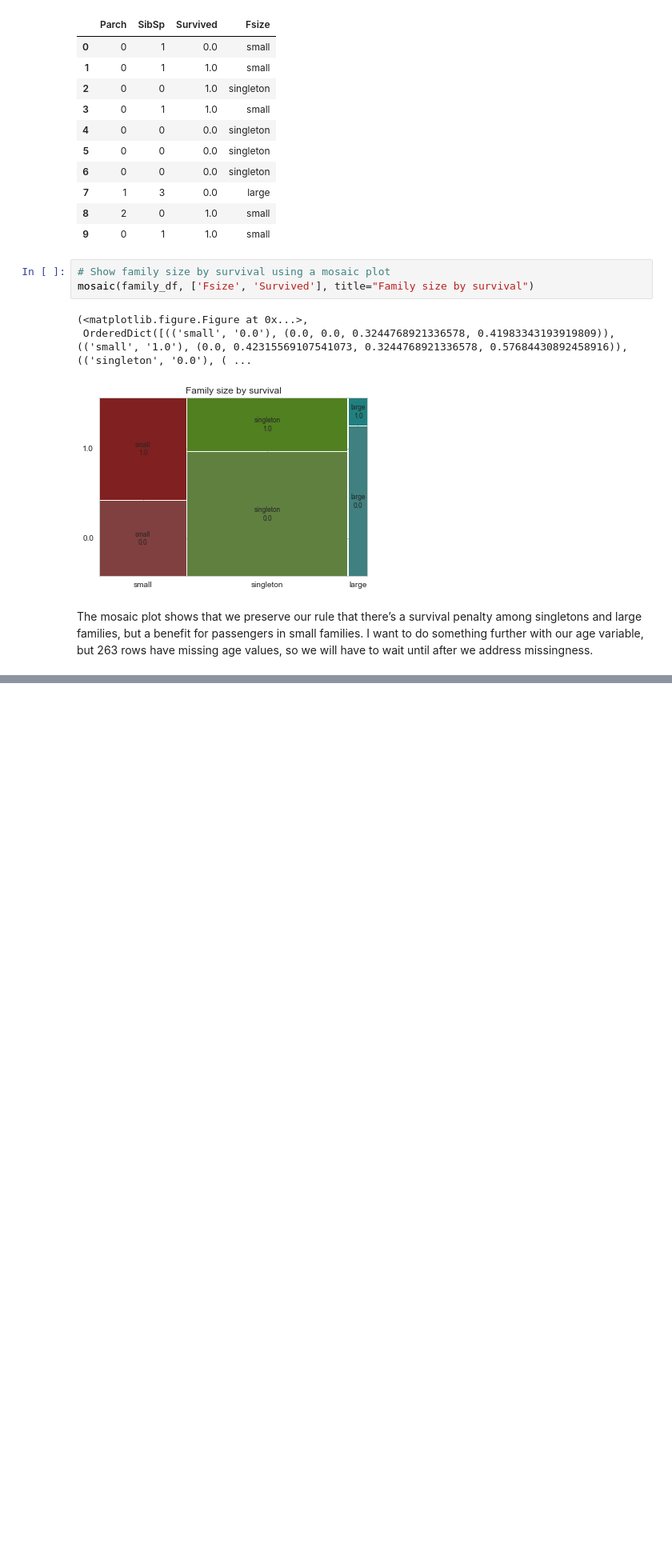
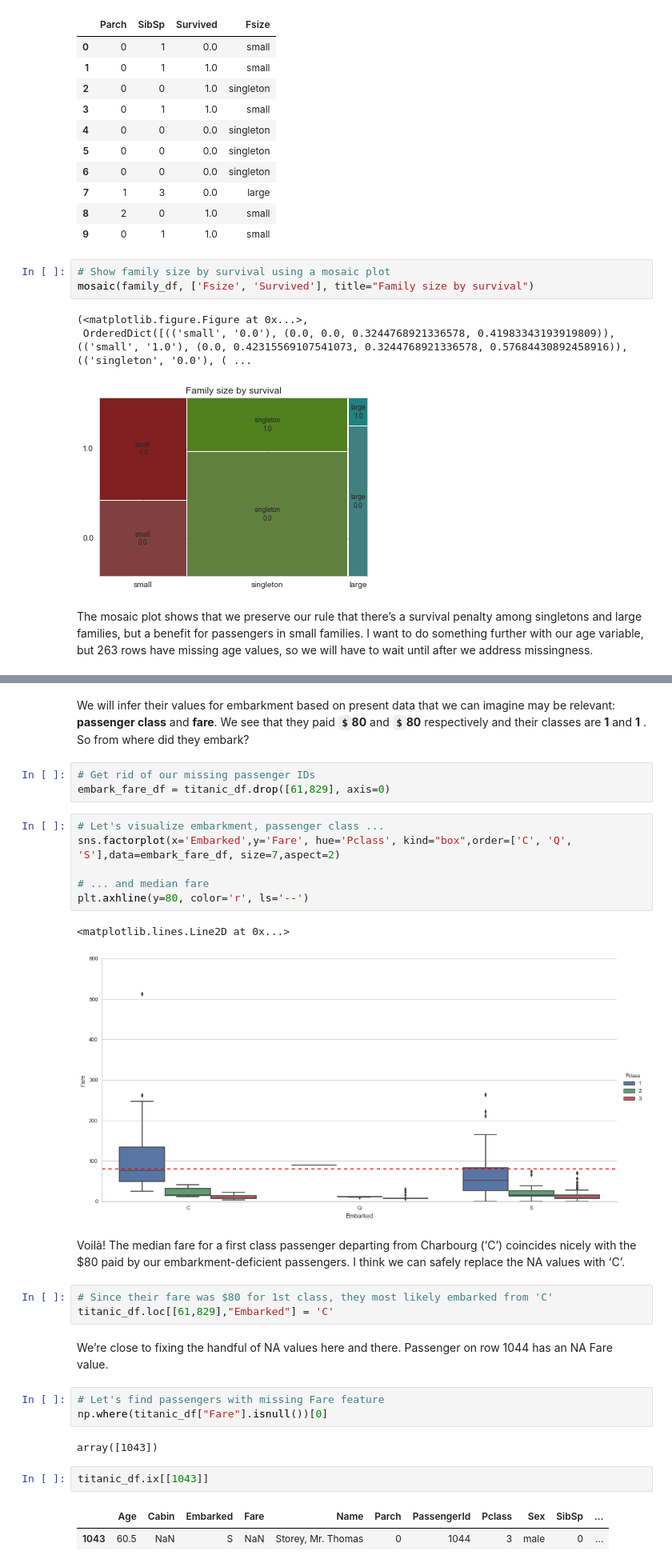
Before and after one commit to Overlytic/titanic, a Jupyter notebook: Titanic.ipynb, the cells around one changed output, grey strips where cells are left out. Shown at 80% size. Saved outputs shown, nothing was run; the diff lists cells and outputs as text; blank space fills up the shorter version.

```diff
--- a/Titanic.ipynb
+++ b/Titanic.ipynb
@@ -207,0 +265,31 @@ The mosaic plot shows that we preserve our rule that there’s a survival penalt
+# %% [markdown]
+We will infer their values for embarkment based on present data that we can imagine may be relevant: **passenger class** and **fare**. We see that they paid **`$`80** and **`$`80** respectively and their classes are **1** and **1** . So from where did they embark?
+# %%
+# Get rid of our missing passenger IDs
+embark_fare_df = titanic_df.drop([61,829], axis=0)
+# %%
+# Let's visualize embarkment, passenger class ...
+sns.factorplot(x='Embarked',y='Fare', hue='Pclass', kind="box",order=['C', 'Q', 'S'],data=embark_fare_df, size=7,aspect=2)
+
+# ... and median fare
+plt.axhline(y=80, color='r', ls='--')
+# %% [output]
+<matplotlib.lines.Line2D at 0x...>
+[figure, added]
+# %% [markdown]
+Voilà! The median fare for a first class passenger departing from Charbourg (‘C’) coincides nicely with the $80 paid by our embarkment-deficient passengers. I think we can safely replace the NA values with ‘C’.
+# %%
+# Since their fare was $80 for 1st class, they most likely embarked from 'C'
+titanic_df.loc[[61,829],"Embarked"] = 'C'
+# %% [markdown]
+We’re close to fixing the handful of NA values here and there. Passenger on row 1044 has an NA Fare value.
+# %%
+# Let's find passengers with missing Fare feature
+np.where(titanic_df["Fare"].isnull())[0]
+# %% [output]
+array([1043])
+# %%
+titanic_df.ix[[1043]]
+# %% [output]
+|  | Age | Cabin | Embarked | Fare | Name | Parch | PassengerId | Pclass | Sex | SibSp | ... |
+| 1043 | 60.5 | NaN | S | NaN | Storey, Mr. Thomas | 0 | 1044 | 3 | male | 0 | ... |
```
Also changed, not shown: parts of 20 cells of this notebook.
